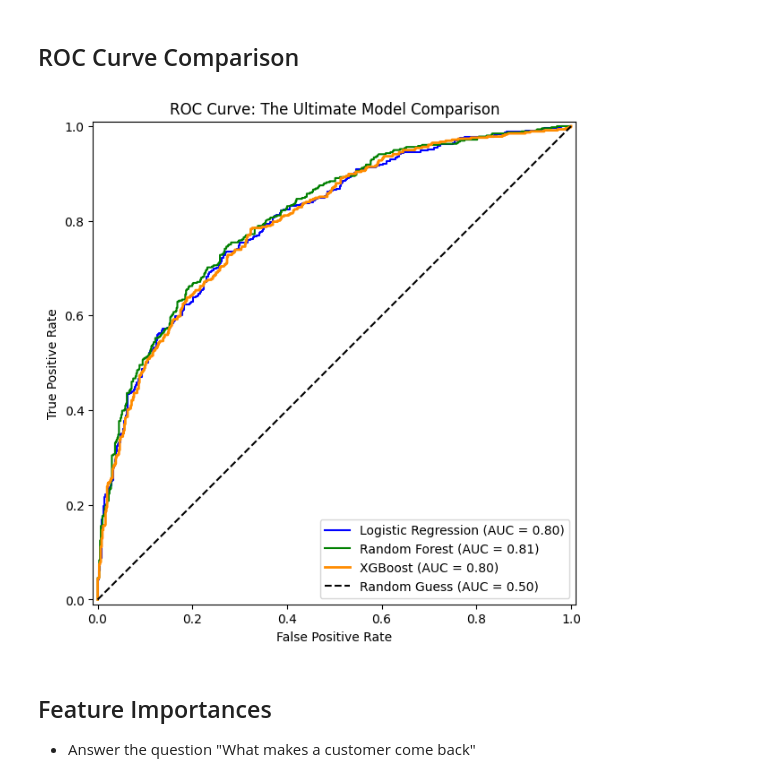
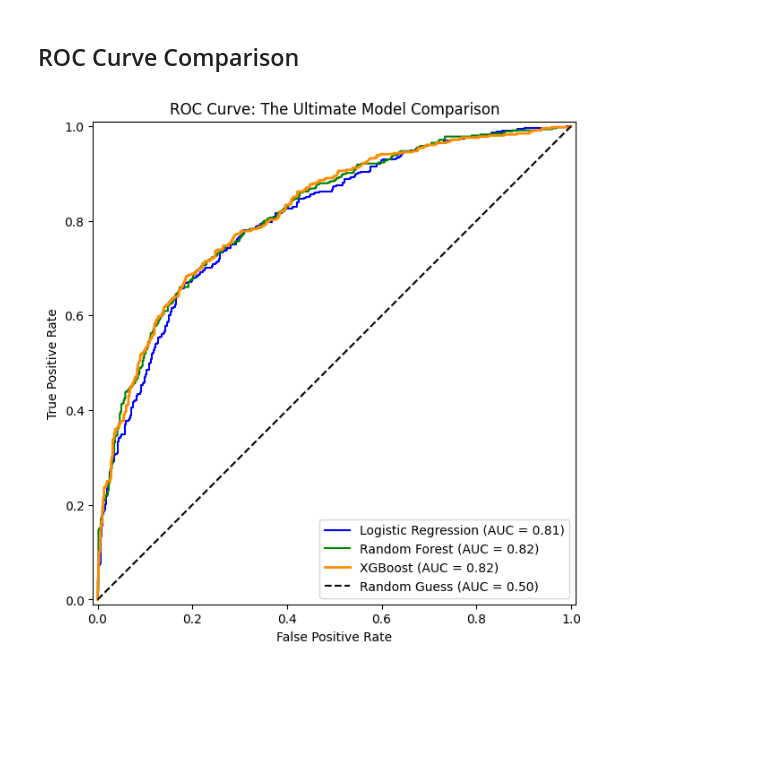
Before and after one commit to xquynhtrinh/STA_141C_Final_Project, a Jupyter notebook: Predictive_Modeling.ipynb, the cells around one changed output. Drawn from its saved outputs; the diff is of its cells as text; code cells hidden in the pictures; blank space fills up the shorter version.

```diff
--- a/Predictive_Modeling.ipynb
+++ b/Predictive_Modeling.ipynb
@@ -21,4 +15,4 @@ from sklearn.model_selection import train_test_split
 # %% [markdown]
 ## Load Data & Recalc. Logs
 # %%
-df = pd.read_csv("/content/drive/MyDrive/Colab Notebooks/STA 141C/manual_segments_data.csv")
+df = pd.read_csv("/content/drive/MyDrive/Colab Notebooks/STA 141C/rfm_cleaned_data.csv")
@@ -74,6 +62,0 @@ plt.show()
-# %%
-optimal_k = 4
-kmeans_final = KMeans(n_clusters=optimal_k, random_state=42, n_init=10)
-
-# Add kmeans clsuter back to df
-df['K_Means_Cluster'] = kmeans_final.fit_predict(X_scaled)
@@ -156,23 +132,3 @@ plt.show()
 - We don't need scaled data, so we use the original X_train
 
 - class_weight = 'balanced" helps to deal with the fact fewer people return than churn
-# %%
-from sklearn.ensemble import RandomForestClassifier
-
-rf_model = RandomForestClassifier(n_estimators=100, random_state=42, class_weight='balanced', max_depth=7)
-rf_model.fit(X_train, y_train)
-
-# make predictions
-y_pred_rf = rf_model.predict(X_test)
-y_prob_rf = rf_model.predict_proba(X_test)[:, 1]
-
-# Evaluate
-print(classification_report(y_test, y_pred_rf))
-
-# Confusion matrix
-plt.figure(figsize=(5, 4))
-sns.heatmap(confusion_matrix(y_test, y_pred_rf), annot=True, fmt='d', cmap='Greens')
-plt.title('Random Forest Confusion Matrix')
-plt.xlabel('Predicted (0 = No Buy, 1 = Buy)')
-plt.ylabel('Actual (0 = No Buy, 1 = Buy)')
-plt.show()
@@ -235,20 +282,16 @@ weighted avg       0.72      0.72      0.72      1056
 # %%
 plt.figure(figsize=(9, 7))
 
 # Plot all three
 RocCurveDisplay.from_predictions(y_test, y_prob_lr, name="Logistic Regression", ax=plt.gca(), color='blue')
 RocCurveDisplay.from_predictions(y_test, y_prob_rf, name="Random Forest", ax=plt.gca(), color='green')
-RocCurveDisplay.from_predictions(y_test, y_prob_xgb, name="XGBoost", ax=plt.gca(), color='darkorange', linewidth=2)
+RocCurveDisplay.from_predictions(y_test, y_prob_xgb_tuned, name="XGBoost", ax=plt.gca(), color='darkorange', linewidth=2)
 
 plt.plot([0, 1], [0, 1], 'k--', label='Random Guess (AUC = 0.50)')
 plt.title('ROC Curve: The Ultimate Model Comparison')
 plt.xlabel('False Positive Rate')
 plt.ylabel('True Positive Rate')
 plt.legend()
 plt.show()
 # %% [output]
-[figure, old version]
+[figure, new version]
-# %% [markdown]
-## Feature Importances
-
-- Answer the question "What makes a customer come back"
```
Also changed, not shown: parts of 17 cells of this notebook.
